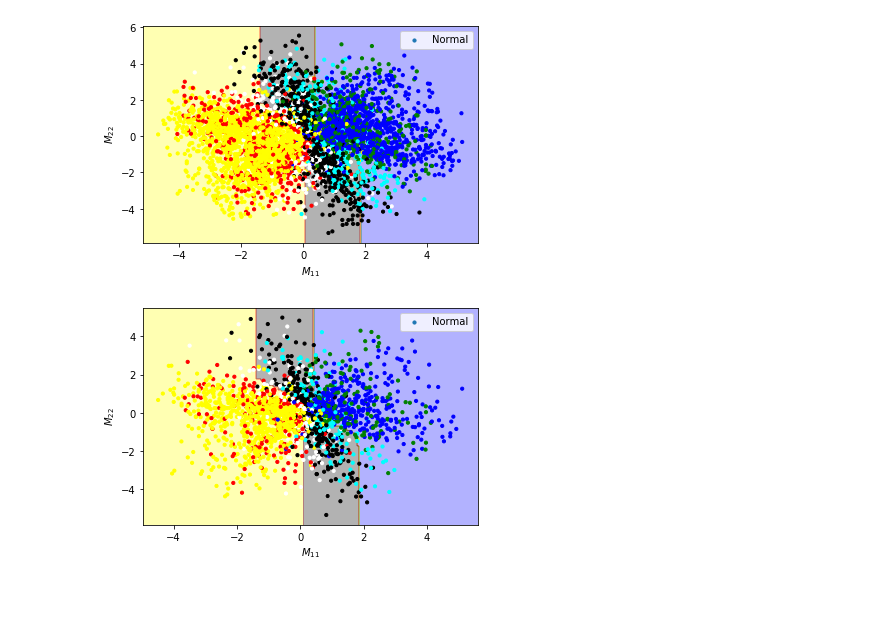
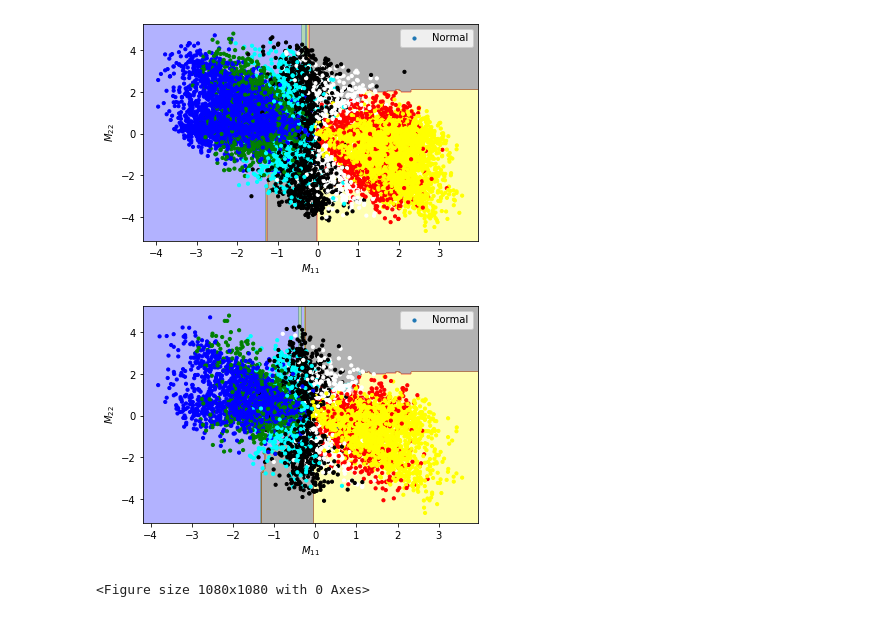
Before and after one commit to mmoorkamp/Machine-Learning, a Jupyter notebook: Notebooks/momenttree.ipynb, the cells around one changed output. Cells and saved outputs as stored; diff of their text form; code cells hidden in the pictures.

Commit message:
Updated decision tree notebook

```diff
--- a/Notebooks/momenttree.ipynb
+++ b/Notebooks/momenttree.ipynb
@@ -70,0 +55,20 @@ trainin, testin, trainout, testout = train_test_split(
+# %%
+pdata = pd.read_csv('../Data/global_mech.out',sep=' ',header=0)
+num_attribs = ["mrr", "mtt","mff", "mrt", "mrf", "mtf"]
+#num_attribs = ["mrr", "mtt"]
+cat_attribs = ["Mechanism_type"]
+# %%
+pcomp = 6
+mech_pipeline = Pipeline([("ord", OrdinalEncoder())])
+#num_pipeline = Pipeline([("scal",StandardScaler()),("pca",PCA(n_components=pcomp))])
+num_pipeline = Pipeline([("scal",StandardScaler())])
+pipeline = ColumnTransformer([("num",num_pipeline,num_attribs),("cat",mech_pipeline,cat_attribs)])
+prepped = pipeline.fit_transform(pdata)
+ina = prepped[:,0:pcomp]
+outa = prepped[:,pcomp]
+
+trainin, testin, trainout, testout = train_test_split(
+     ina, outa, test_size=0.33, random_state=42)
+
+print (ina)
+print (outa)
@@ -71,25 +84,32 @@ trainin, testin, trainout, testout = train_test_split(
 # %%
-#svm = GradientBoostingClassifier()
-rf = RandomForestClassifier(min_samples_leaf=100,n_estimators=500)
-#svm = ExtraTreeClassifier()
+#rf = GradientBoostingClassifier()
+rf = RandomForestClassifier()
+#rf = DecisionTreeClassifier(min_samples_leaf=1000)
+#rf= ExtraTreeClassifier()
+#rf = OneVsRestClassifier(svm.SVC(kernel='poly'))
 
-#svm = svm.SVC(kernel='rbf')
+
 rf.fit(trainin, trainout)
 
 plot_data(ina,outa, rf)
 
 
 p = rf.predict(testin)
 
 
 plot_data(testin, testout, rf)
 
 c=confusion_matrix(testout, p)
 
 
 a = rf.predict(ina)
 ac = accuracy_score(a,outa)
 ac2 = accuracy_score(testout,p)
+fig =plt.figure(figsize=(15,15))
+
+#tree.plot_tree(rf,ax=fig.gca(),fontsize=9)
+plt.show()
 # %% [output]
-[figure, old version]
+[figure, new version]
-[figure, old version]
+[figure, new version]
+<Figure size 1080x1080 with 0 Axes>
```
Also changed, not shown: parts of 4 cells of this notebook.
